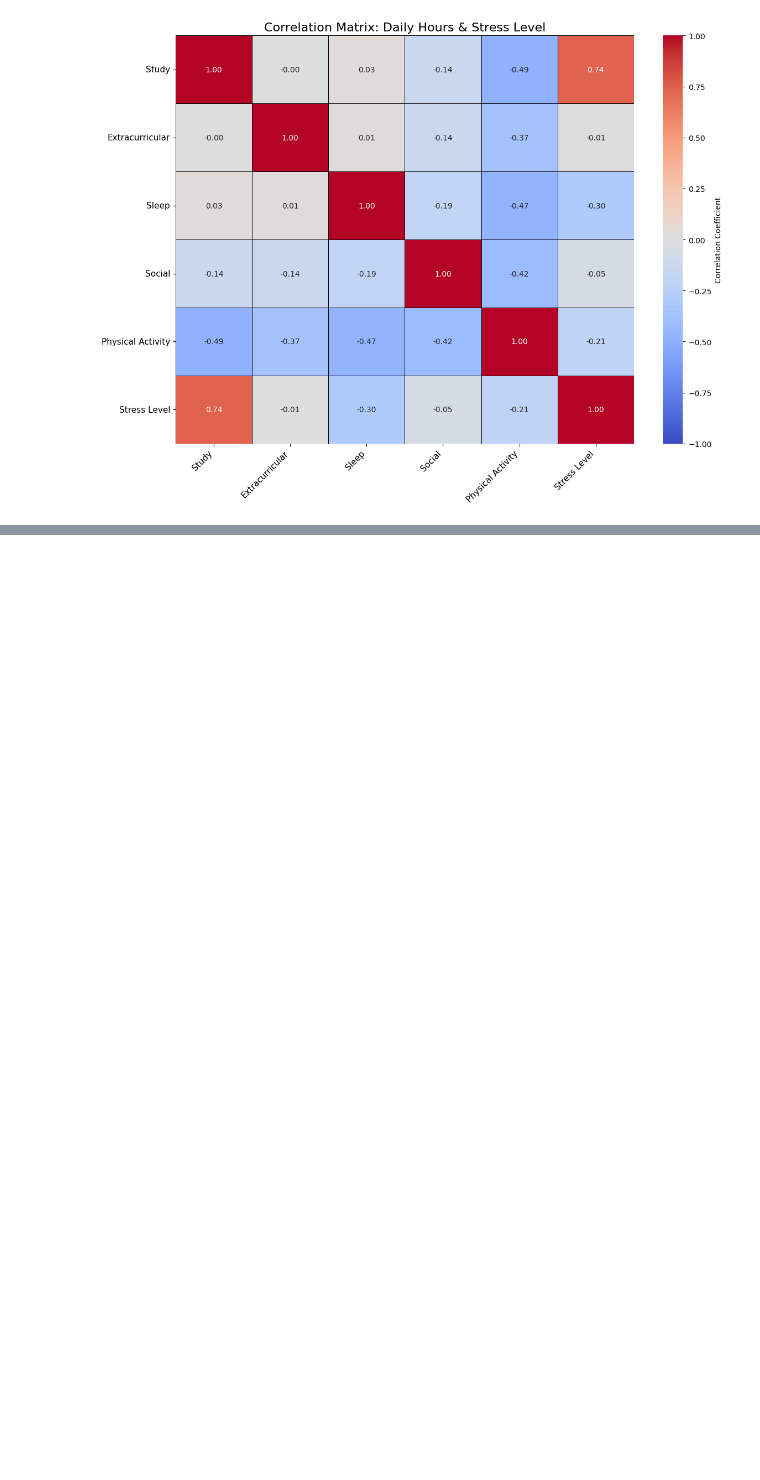
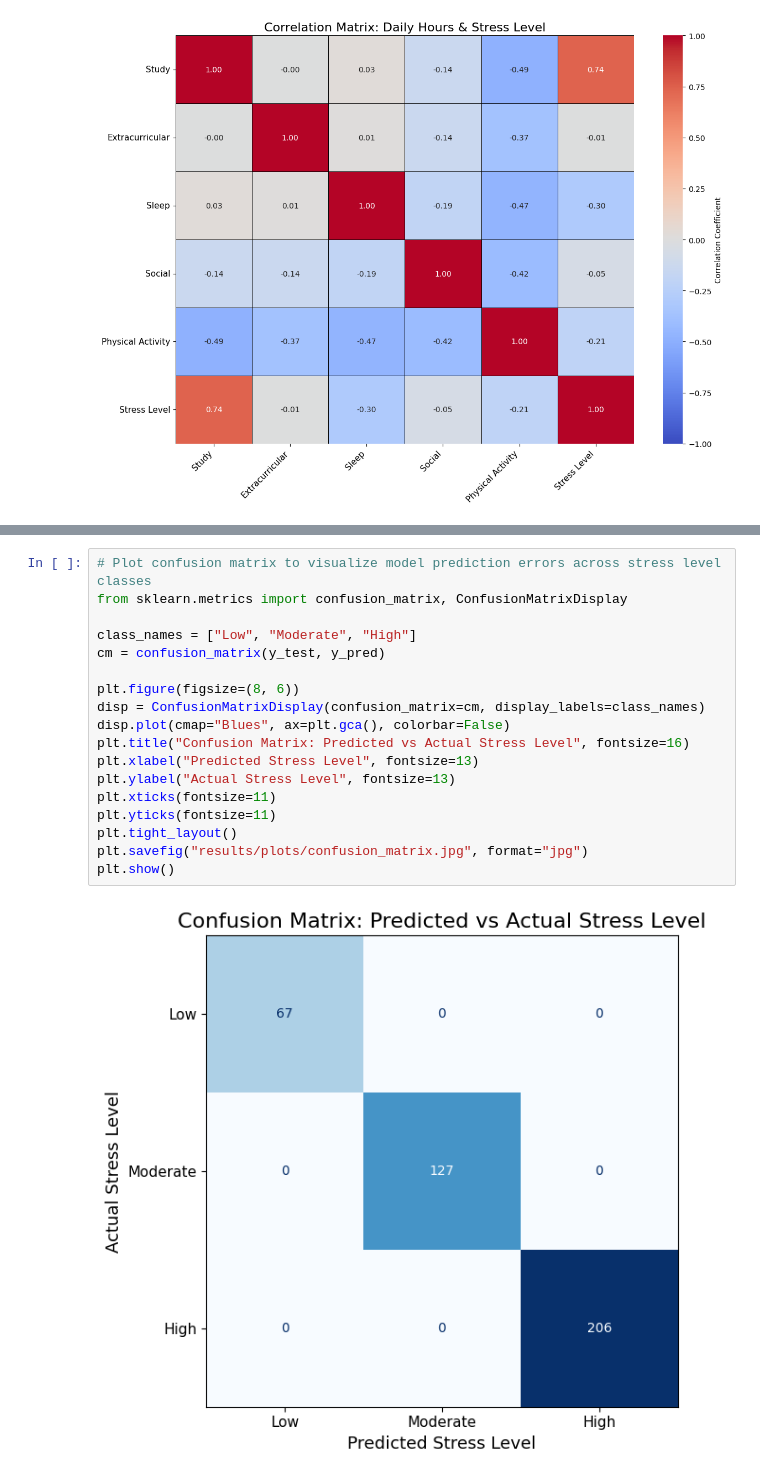
Before and after one commit to MZemik/student-lifestyle-analysis, a Jupyter notebook: student_lifestyle_analysis.ipynb, the cells around one changed output, grey strips where cells are left out. Saved outputs shown, nothing was run; the diff lists cells and outputs as text; blank space fills up the shorter version.

Commit message:
Training model plus results (#6)

```diff
--- a/student_lifestyle_analysis.ipynb
+++ b/student_lifestyle_analysis.ipynb
@@ -164,0 +208,20 @@ plt.show()
+# %%
+# Plot confusion matrix to visualize model prediction errors across stress level classes
+from sklearn.metrics import confusion_matrix, ConfusionMatrixDisplay
+
+class_names = ["Low", "Moderate", "High"]
+cm = confusion_matrix(y_test, y_pred)
+
+plt.figure(figsize=(8, 6))
+disp = ConfusionMatrixDisplay(confusion_matrix=cm, display_labels=class_names)
+disp.plot(cmap="Blues", ax=plt.gca(), colorbar=False)
+plt.title("Confusion Matrix: Predicted vs Actual Stress Level", fontsize=16)
+plt.xlabel("Predicted Stress Level", fontsize=13)
+plt.ylabel("Actual Stress Level", fontsize=13)
+plt.xticks(fontsize=11)
+plt.yticks(fontsize=11)
+plt.tight_layout()
+plt.savefig("results/plots/confusion_matrix.jpg", format="jpg")
+plt.show()
+# %% [output]
+[figure, added]
```
Also changed, not shown: parts of 2 cells of this notebook, 2 other files.
